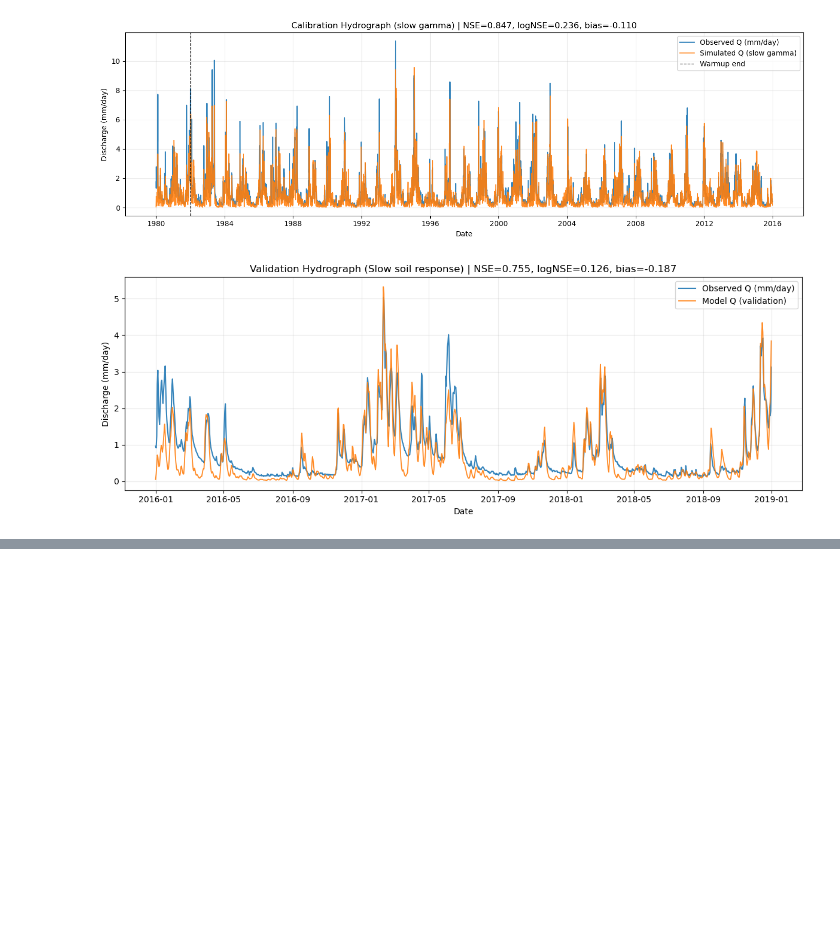
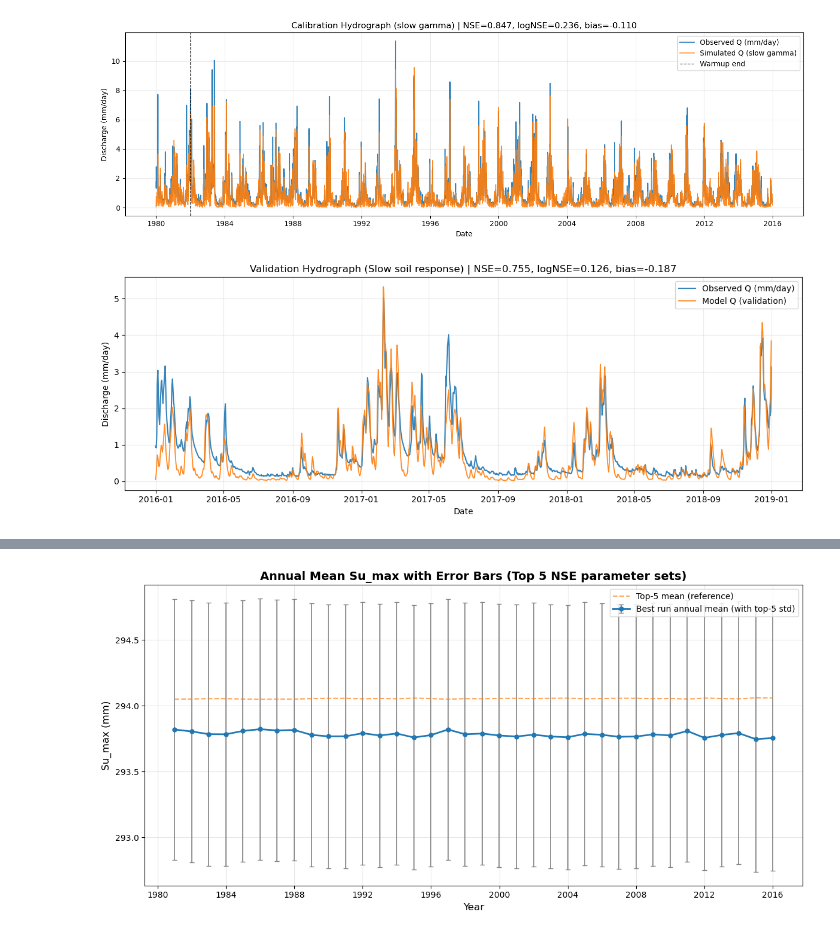
Before and after one commit to Doriswong35/teaching-materials, a Jupyter notebook: Main_project/HBV_varied_Su_max.ipynb, the cells around one changed output, grey strips where cells are left out. Saved outputs shown, nothing was run; the diff lists cells and outputs as text; code cells hidden in the pictures; blank space fills up the shorter version.

```diff
--- a/Main_project/HBV_varied_Su_max.ipynb
+++ b/Main_project/HBV_varied_Su_max.ipynb
@@ -628,3 +629,15 @@ plt.tight_layout()
 plt.show()
 # %% [output]
 [figure]
+# %%
+# Sort results by NSE in descending order and get top 5
+top_5 = sorted(results_mc_slow, key=lambda x: x['nse_cal'], reverse=True)[:5]
+
+for i, result in enumerate(top_5, 1):
+    print(f"\n🏆 RANK {i}:")
+    print(f"   NSE: {result['nse_cal']:.6f}")
+    print(f"   LogNSE: {result['lognse_cal']:.6f}")
+    print(f"   Relative Bias: {result['rb_cal']:.6f}")
+    print(f"   Parameters (Imax, Ce, Sumax0, beta, Pmax, Tlag, Kf, Ks, Gamma):")
+    print(f"   {result['params']}")
+    print("-" * 80)
@@ -853,0 +687,71 @@ plt.show()
+# %%
+# Annual mean Su_max with error bars from top 5 NSE parameter sets
+# Center line = best run (same as previous annual plot)
+# Error bars = spread (std) across top 5 NSE runs
+if 'results_mc_slow' not in globals() or len(results_mc_slow) < 5:
+    raise RuntimeError('Run the slow-gamma MC calibration cell first (need at least 5 valid runs).')
+if 'best_daily_slow' not in globals():
+    raise RuntimeError('Run the slow-gamma MC calibration cell first so best_daily_slow exists.')
+if 'daily_forcing' not in globals() or 'delT_C' not in daily_forcing.columns:
+    raise RuntimeError("Run the daily forcing setup cell first so daily_forcing['delT_C'] exists.")
+
+# Select top 5 calibrated parameter sets by NSE
+top_5 = sorted(results_mc_slow, key=lambda x: x['nse_cal'], reverse=True)[:3]
+
+# Build annual series for top 5
+a1l_annual_means = []
+for i, result in enumerate(top_5, start=1):
+    params = result['params']
+    Sumax0 = params[2]
+    gamma = params[8]
+
+    daily_su = Sumax0 + gamma * daily_forcing['delT_C']
+    annual_means_temp = daily_su.resample('YE').mean()
+    annual_means_temp.name = f'top{i}'
+    a1l_annual_means.append(annual_means_temp)
+
+df_annual = pd.concat(a1l_annual_means, axis=1).dropna(how='any')
+std_su = df_annual.std(axis=1, ddof=1)
+mean_top5 = df_annual.mean(axis=1)
+
+# Best-run annual series (matches the previous annual Su_max plot)
+best_Sumax0 = best_daily_slow['params'][2]
+best_gamma = best_daily_slow['params'][8]
+best_daily_su = best_Sumax0 + best_gamma * daily_forcing['delT_C']
+mean_su = best_daily_su.resample('YE').mean().reindex(df_annual.index)
+
+plt.figure(figsize=(12, 6))
+plt.errorbar(
+    mean_su.index,
+    mean_su.values,
+    yerr=std_su.values,
+    fmt='o-',
+    linewidth=2,
+    markersize=5,
+    capsize=3,
+    ecolor='gray',
+    elinewidth=1.2,
+    label='Best run annual mean (with top-5 std)'
+)
+plt.plot(mean_top5.index, mean_top5.values, '--', alpha=0.7, label='Top-5 mean (reference)')
+plt.xlabel('Year', fontsize=12)
+plt.ylabel('Su_max (mm)', fontsize=12)
+plt.title('Annual Mean Su_max with Error Bars (Top 5 NSE parameter sets)', fontsize=14, fontweight='bold')
+plt.grid(True, alpha=0.3)
+plt.legend()
+plt.tight_layout()
+plt.show()
+
+print('Best run NSE:', f"{best_daily_slow['nse_cal']:.6f}")
+print('Top 5 NSE values used:')
+for i, result in enumerate(top_5, start=1):
+    print(f"{i}. NSE = {result['nse_cal']:.6f}")
+
+pd.DataFrame({
+    'year': mean_su.index.year,
+    'best_run_mean_Su_max_mm': mean_su.values,
+    'top5_mean_Su_max_mm': mean_top5.values,
+    'top5_std_Su_max_mm': std_su.values,
+})
+# %% [output]
+[figure, added]
```
Also changed, not shown: parts of 16 cells of this notebook, 6 other files.
